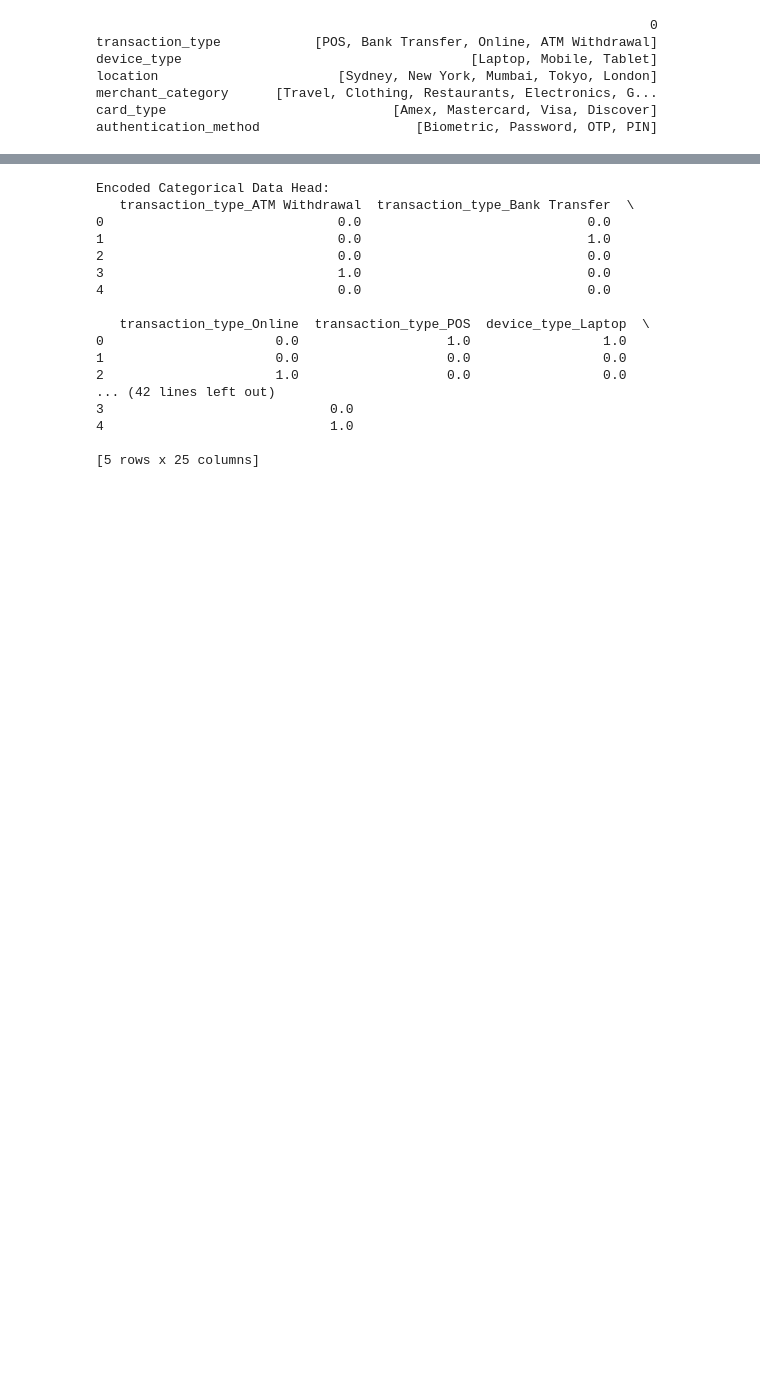
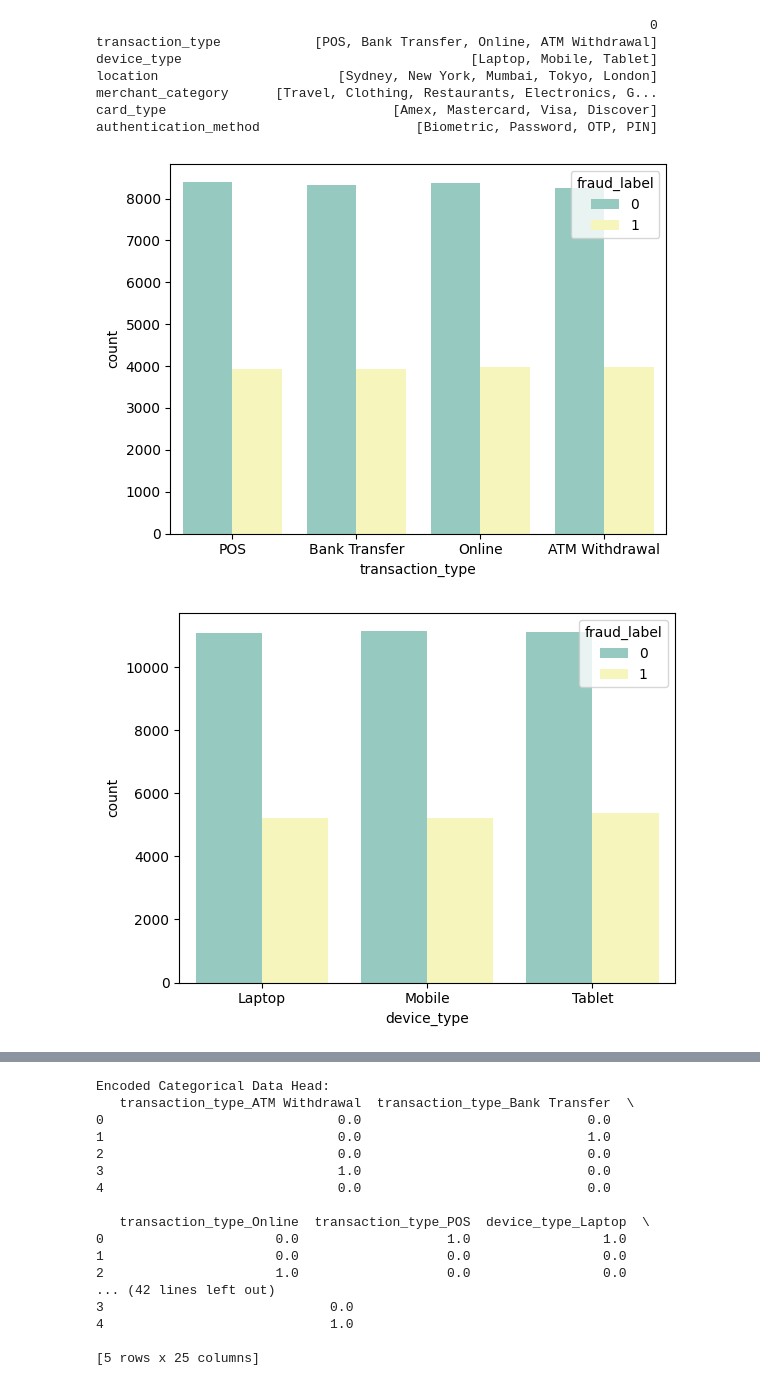
Before and after one commit to Gitinitty-5/Python-Projects, a Jupyter notebook: fraud_transaction_dataset.ipynb, the cells around one changed output, grey strips where cells are left out. Saved outputs shown, nothing was run; the diff lists cells and outputs as text; code cells hidden in the pictures; blank space fills up the shorter version.

```diff
--- a/fraud_transaction_dataset.ipynb
+++ b/fraud_transaction_dataset.ipynb
@@ -166,3 +147,14 @@ location                       [Sydney, New York, Mumbai, Tokyo, London]
 merchant_category      [Travel, Clothing, Restaurants, Electronics, G...
 card_type                             [Amex, Mastercard, Visa, Discover]
 authentication_method                    [Biometric, Password, OTP, PIN]
+# %%
+# Looping through all the features by our y variable - see if there is relationship
+features = ['transaction_type', 'device_type', 'location',
+        'merchant_category','card_type','authentication_method']
+
+for f in features:
+ sns.countplot(x = f, data = df, hue = 'fraud_label', palette = 'Set3')
+ plt.show()
+# %% [output]
+[figure, added]
+[figure, added]
```
Also changed, not shown: parts of 3 cells of this notebook.
